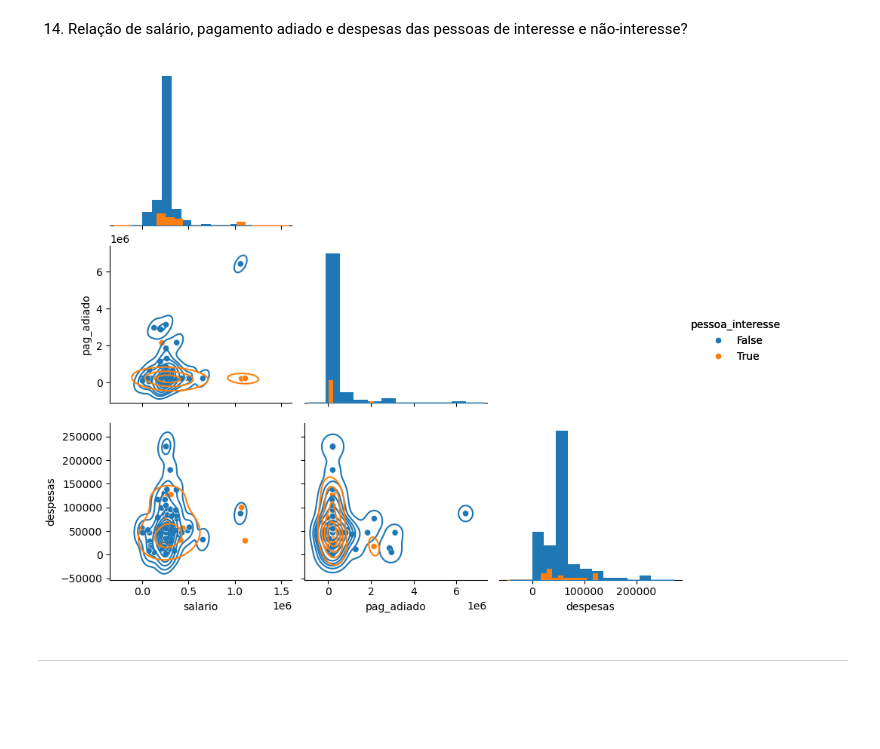
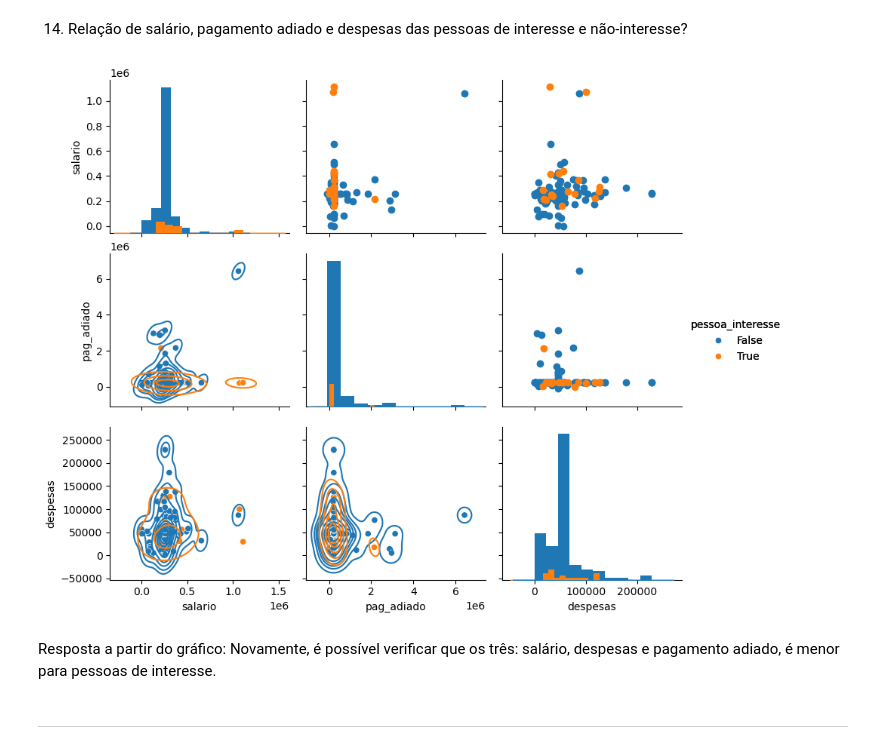
Before and after one commit to alexandrekowa/atp_analise_exp_dados, a Jupyter notebook: atp_analise_preparacao_dados_template.ipynb, the cells around one changed output. Drawn from its saved outputs; the diff is of its cells as text; code cells hidden in the pictures; blank space fills up the shorter version.

```diff
--- a/atp_analise_preparacao_dados_template.ipynb
+++ b/atp_analise_preparacao_dados_template.ipynb
@@ -743,13 +767,15 @@ ________________________________________________________________________________
 # %% [markdown]
 14) Relação de salário, pagamento adiado e despesas das pessoas de interesse e não-interesse?
 # %%
-grid = sns.pairplot(data=df_novo, vars=["salario", "pag_adiado", "despesas"], hue="pessoa_interesse", corner=True)
+grid = sns.pairplot(data=df_novo, vars=["salario", "pag_adiado", "despesas"], hue="pessoa_interesse")
 
 grid = grid.map_upper(plt.scatter)
 grid = grid.map_diag(plt.hist)
 grid = grid.map_lower(sns.kdeplot).add_legend()
 # %% [output]
-[figure, old version]
+[figure, new version]
+# %% [markdown]
+Resposta a partir do gráfico: Novamente, é possível verificar que os três: salário, despesas e pagamento adiado, é menor para pessoas de interesse.
 # %% [markdown]
 ____________________________________________________________________________________________________________________________________
 # %% [markdown]
```
Also changed, not shown: parts of 30 cells of this notebook.
